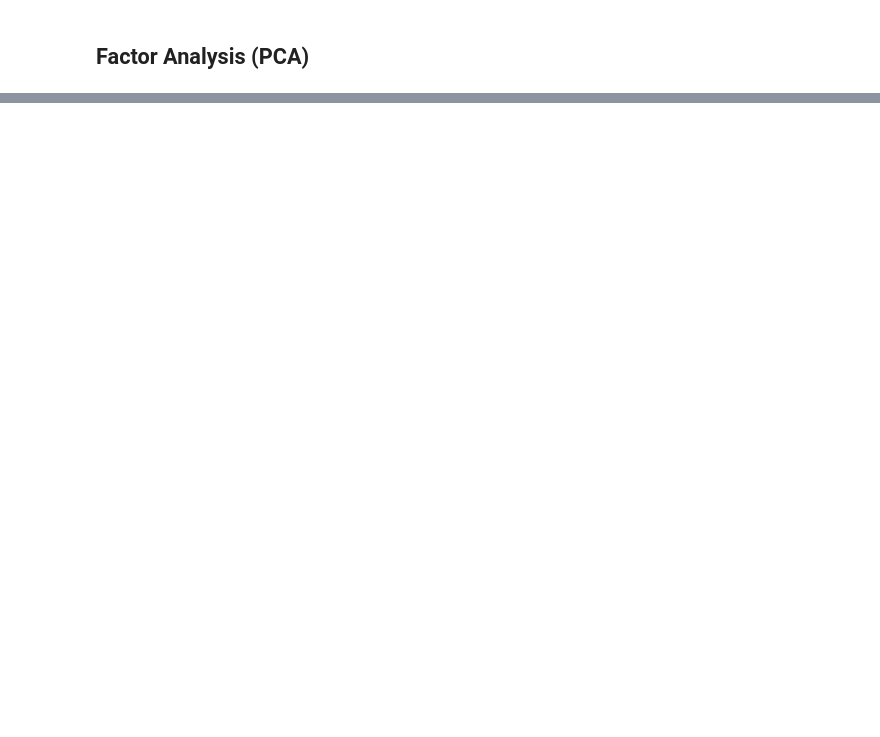
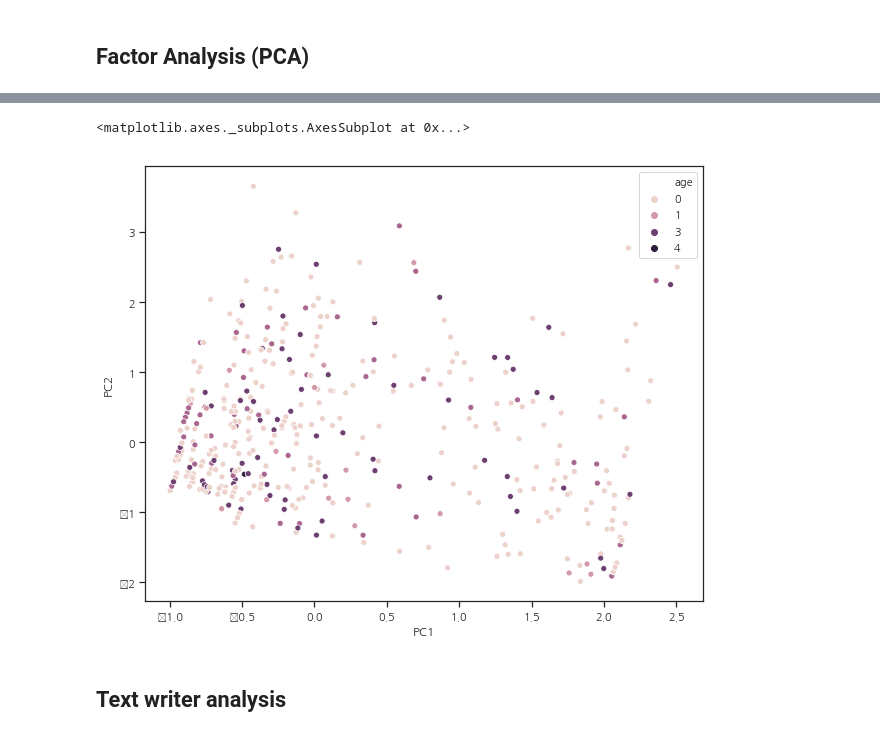
Before and after one commit to fhzh123/topic_example, a Jupyter notebook: EDA_2020_12_15/EDA.ipynb, the cells around one changed output, grey strips where cells are left out. Saved outputs shown, nothing was run; the diff lists cells and outputs as text; code cells hidden in the pictures; blank space fills up the shorter version.

```diff
--- a/EDA_2020_12_15/EDA.ipynb
+++ b/EDA_2020_12_15/EDA.ipynb
@@ -367,0 +416,8 @@ X_transformed.shape
+# %%
+plt.figure(figsize=(10,8))
+sns.scatterplot('PC1', 'PC2', hue='age', data=pca_vis_dat)
+# %% [output]
+<matplotlib.axes._subplots.AxesSubplot at 0x...>
+[figure, added]
+# %% [markdown]
+## Text writer analysis
```
Also changed, not shown: parts of 20 cells of this notebook.
